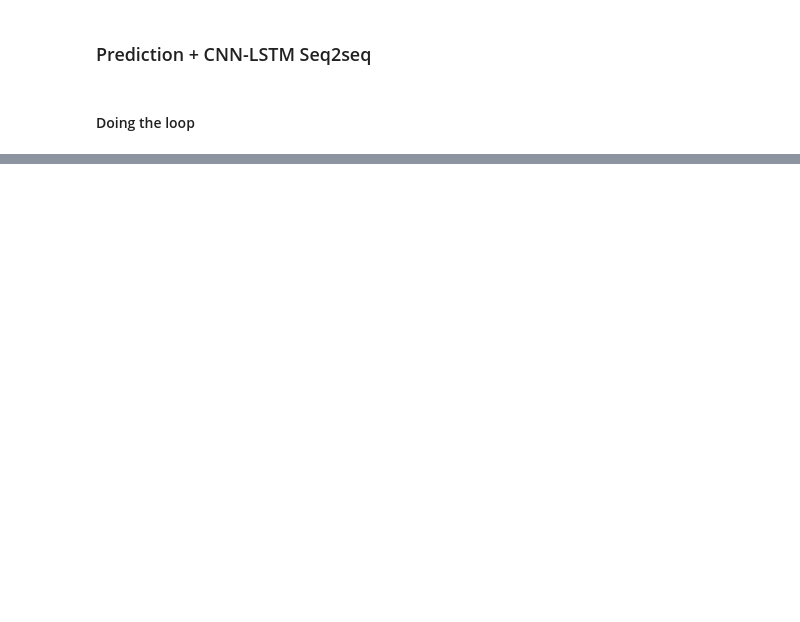
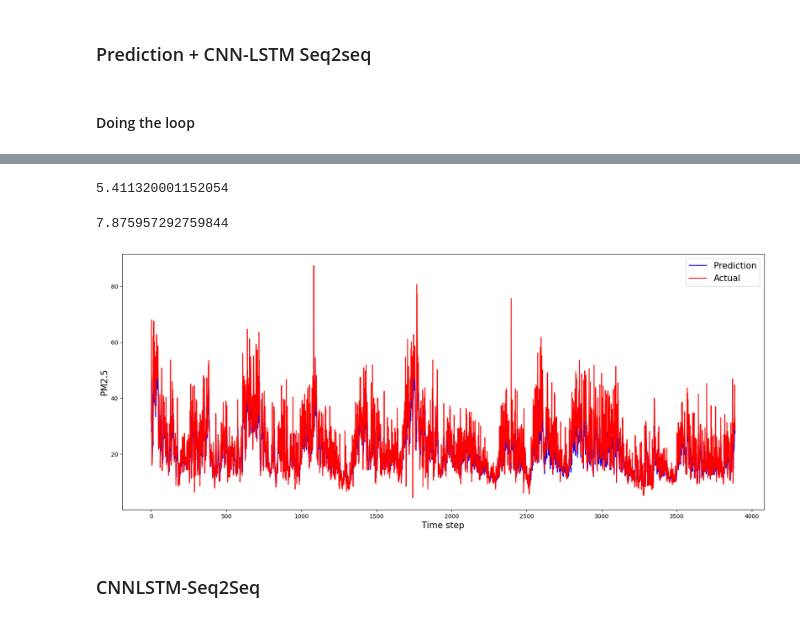
Before and after one commit to tphiepbk/air_quality_index_project, a Jupyter notebook: hiep_matching_data_2022.ipynb, the cells around one changed output, grey strips where cells are left out. Cells and saved outputs as stored; diff of their text form; code cells hidden in the pictures; blank space fills up the shorter version.

```diff
--- a/hiep_matching_data_2022.ipynb
+++ b/hiep_matching_data_2022.ipynb
@@ -777,0 +1120,6 @@ df_evaluation_board
+# %%
+y_pred = predictLSTMNoSplit(df_gru_s2s_reduced, y_aod_scaled,
+                           n_past=conf["prediction"]["n_past"], n_future=conf["prediction"]["n_future"],
+                           epochs=conf["prediction"]["epochs"], batch_size=conf["prediction"]["batch_size"],
+                           model_name=f"aod_lstm_predict_no_split",
+                           verbose=0)
@@ -777,0 +1144,4 @@ df_evaluation_board
+# %%
+y_pred_reshaped = y_pred.reshape([-1, 1])
+df_y_pred = pd.DataFrame(y_pred_reshaped)
+df_y_pred
@@ -777,0 +1162,3 @@ df_evaluation_board
+# %%
+inv_y_aod = aod_label_scaler.inverse_transform(y_aod_scaled)
+inv_y_aod
@@ -777,0 +1173,3 @@ df_evaluation_board
+# %%
+inv_y_pred = aod_label_scaler.inverse_transform(df_y_pred)
+inv_y_pred
@@ -777,0 +1184,19 @@ df_evaluation_board
+# %%
+mean_absolute_error(inv_y_aod, inv_y_pred)
+# %% [output]
+5.411320001152054
+# %%
+mean_absolute_error(df_aod_raw["pm25"], df_aod_raw["pm25_3km"])
+# %% [output]
+7.875957292759844
+# %%
+plot_2_data(data1=inv_y_pred,
+            data2=inv_y_aod,
+            datalabel1="Prediction",
+            datalabel2="Actual",
+            xlabel="Time step",
+            ylabel="PM2.5")
+# %% [output]
+[figure, added]
+# %% [markdown]
+### CNNLSTM-Seq2Seq
```
Also changed, not shown: parts of 51 cells of this notebook, 17 other files.
